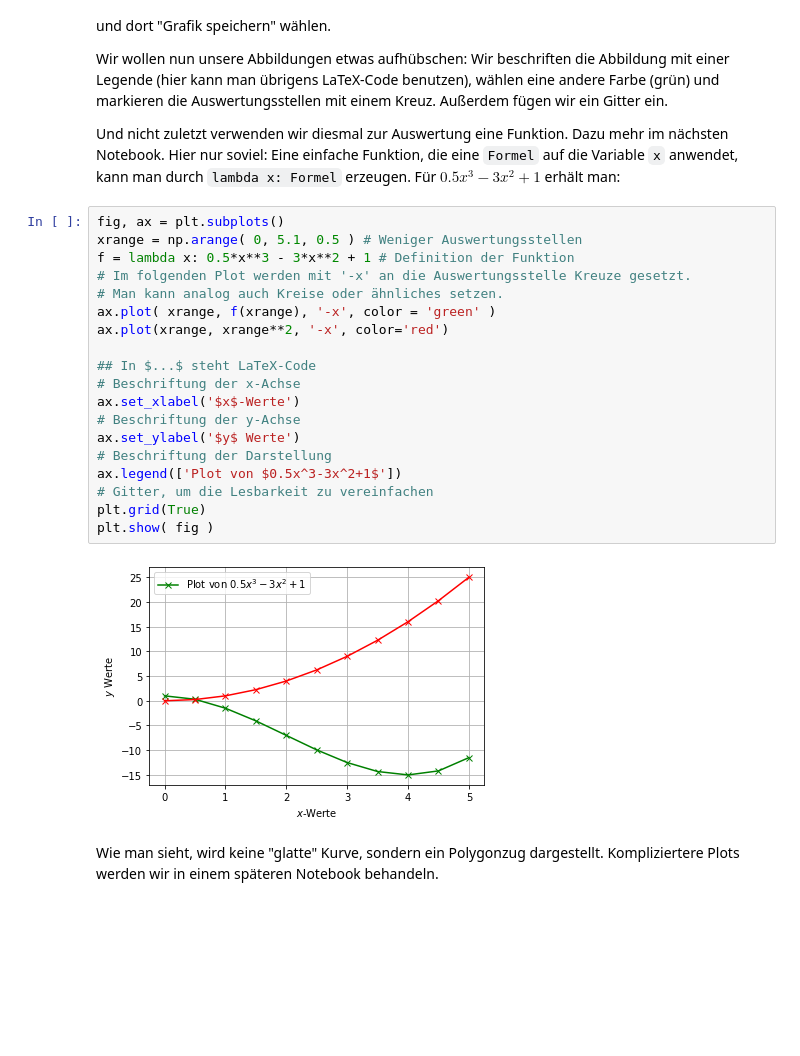
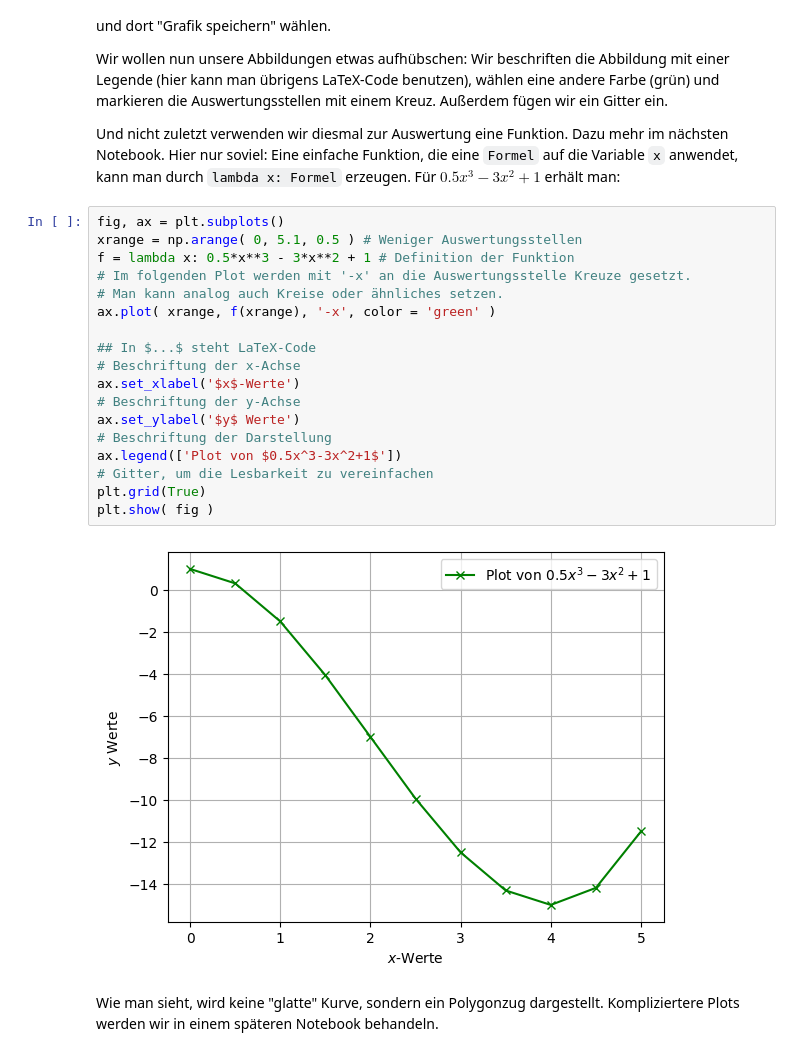
Before and after one commit to Minutenreis/University-Homework, a Jupyter notebook: Numerik/Jupyter Notebooks/python_plotting_1.ipynb, the cells around one changed output. Saved outputs shown, nothing was run; the diff lists cells and outputs as text; blank space fills up the shorter version.

```diff
--- a/Numerik/Jupyter Notebooks/python_plotting_1.ipynb
+++ b/Numerik/Jupyter Notebooks/python_plotting_1.ipynb
@@ -138,23 +137,22 @@ Und nicht zuletzt verwenden wir diesmal zur Auswertung eine Funktion. Dazu mehr
 # %%
 fig, ax = plt.subplots()
 xrange = np.arange( 0, 5.1, 0.5 ) # Weniger Auswertungsstellen
 f = lambda x: 0.5*x**3 - 3*x**2 + 1 # Definition der Funktion
 # Im folgenden Plot werden mit '-x' an die Auswertungsstelle Kreuze gesetzt.
 # Man kann analog auch Kreise oder ähnliches setzen.
 ax.plot( xrange, f(xrange), '-x', color = 'green' )
-ax.plot(xrange, xrange**2, '-x', color='red')
 
 ## In $...$ steht LaTeX-Code
 # Beschriftung der x-Achse
 ax.set_xlabel('$x$-Werte')
 # Beschriftung der y-Achse
 ax.set_ylabel('$y$ Werte')
 # Beschriftung der Darstellung
 ax.legend(['Plot von $0.5x^3-3x^2+1$'])
 # Gitter, um die Lesbarkeit zu vereinfachen
 plt.grid(True)
 plt.show( fig )
 # %% [output]
-[figure, old version]
+[figure, new version]
 # %% [markdown]
 Wie man sieht, wird keine "glatte" Kurve, sondern ein Polygonzug dargestellt. Kompliziertere Plots werden wir in einem späteren Notebook behandeln.
```
Also changed, not shown: parts of 15 cells of this notebook.
